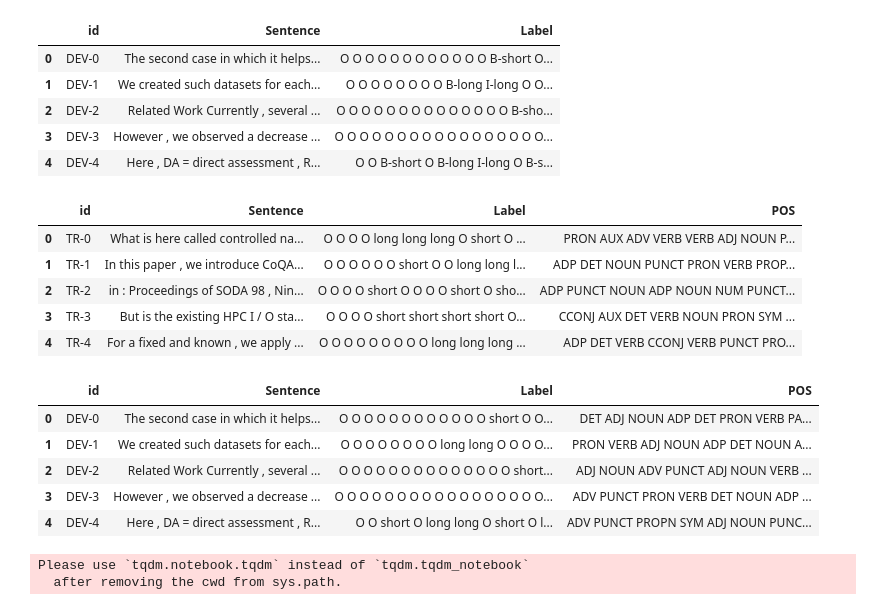
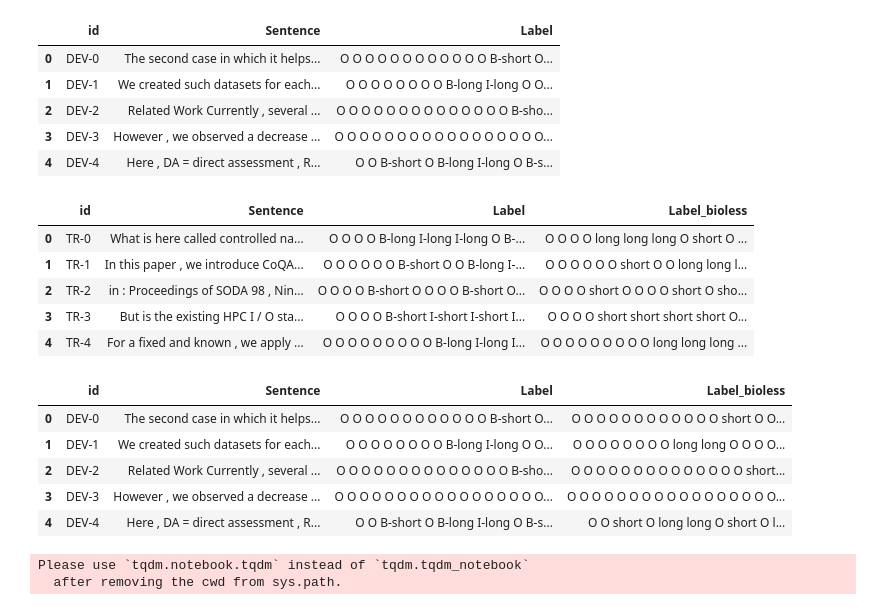
Before and after one commit to aadarshsingh191198/AAAI-21-SDU-shared-task-1-AI, a Jupyter notebook: notebooks/Tagging_using_CRF.ipynb, the cells around one changed output. Cells and saved outputs as stored; diff of their text form; code cells hidden in the pictures.

```diff
--- a/notebooks/Tagging_using_CRF.ipynb
+++ b/notebooks/Tagging_using_CRF.ipynb
@@ -133,24 +155,24 @@ def label_replacer(x):
   x = x.replace('I-long','long')
   return x
 # %%
-train['Label'] = train['Label'].apply(label_replacer)
-dev['Label'] = dev['Label'].apply(label_replacer)
-test['Label'] = test['Label'].apply(label_replacer)
+train['Label_bioless'] = train['Label'].apply(label_replacer)
+dev['Label_bioless'] = dev['Label'].apply(label_replacer)
+# test['Label'] = test['Label'].apply(label_replacer)
 train.head()
 dev.head()
 # %% [output]
-|  | id | Sentence | Label | POS |
-| 0 | TR-0 | What is here called controlled na... | O O O O long long long O short O ... | PRON AUX ADV VERB VERB ADJ NOUN P... |
-| 1 | TR-1 | In this paper , we introduce CoQA... | O O O O O O short O O long long l... | ADP DET NOUN PUNCT PRON VERB PROP... |
-| 2 | TR-2 | in : Proceedings of SODA 98 , Nin... | O O O O short O O O O short O sho... | ADP PUNCT NOUN ADP NOUN NUM PUNCT... |
-| 3 | TR-3 | But is the existing HPC I / O sta... | O O O O short short short short O... | CCONJ AUX DET VERB NOUN PRON SYM ... |
-| 4 | TR-4 | For a fixed and known , we apply ... | O O O O O O O O O long long long ... | ADP DET VERB CCONJ VERB PUNCT PRO... |
+|  | id | Sentence | Label | Label_bioless |
+| 0 | TR-0 | What is here called controlled na... | O O O O B-long I-long I-long O B-... | O O O O long long long O short O ... |
+| 1 | TR-1 | In this paper , we introduce CoQA... | O O O O O O B-short O O B-long I-... | O O O O O O short O O long long l... |
+| 2 | TR-2 | in : Proceedings of SODA 98 , Nin... | O O O O B-short O O O O B-short O... | O O O O short O O O O short O sho... |
+| 3 | TR-3 | But is the existing HPC I / O sta... | O O O O B-short I-short I-short I... | O O O O short short short short O... |
+| 4 | TR-4 | For a fixed and known , we apply ... | O O O O O O O O O B-long I-long I... | O O O O O O O O O long long long ... |
-|  | id | Sentence | Label | POS |
-| 0 | DEV-0 | The second case in which it helps... | O O O O O O O O O O O O short O O... | DET ADJ NOUN ADP DET PRON VERB PA... |
-| 1 | DEV-1 | We created such datasets for each... | O O O O O O O O long long O O O O... | PRON VERB ADJ NOUN ADP DET NOUN A... |
-| 2 | DEV-2 | Related Work Currently , several ... | O O O O O O O O O O O O O O short... | ADJ NOUN ADV PUNCT ADJ NOUN VERB ... |
-| 3 | DEV-3 | However , we observed a decrease ... | O O O O O O O O O O O O O O O O O... | ADV PUNCT PRON VERB DET NOUN ADP ... |
-| 4 | DEV-4 | Here , DA = direct assessment , R... | O O short O long long O short O l... | ADV PUNCT PROPN SYM ADJ NOUN PUNC... |
+|  | id | Sentence | Label | Label_bioless |
+| 0 | DEV-0 | The second case in which it helps... | O O O O O O O O O O O O B-short O... | O O O O O O O O O O O O short O O... |
+| 1 | DEV-1 | We created such datasets for each... | O O O O O O O O B-long I-long O O... | O O O O O O O O long long O O O O... |
+| 2 | DEV-2 | Related Work Currently , several ... | O O O O O O O O O O O O O O B-sho... | O O O O O O O O O O O O O O short... |
+| 3 | DEV-3 | However , we observed a decrease ... | O O O O O O O O O O O O O O O O O... | O O O O O O O O O O O O O O O O O... |
+| 4 | DEV-4 | Here , DA = direct assessment , R... | O O B-short O B-long I-long O B-s... | O O short O long long O short O l... |
 # %%
 from tqdm import tqdm_notebook as tqdm
 def pos_tagger(df):
```
Also changed, not shown: parts of 37 cells of this notebook.
